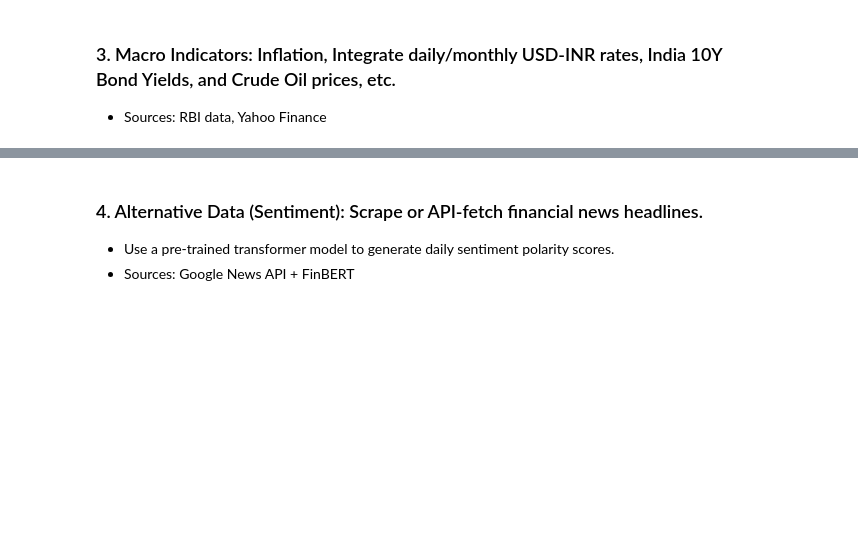
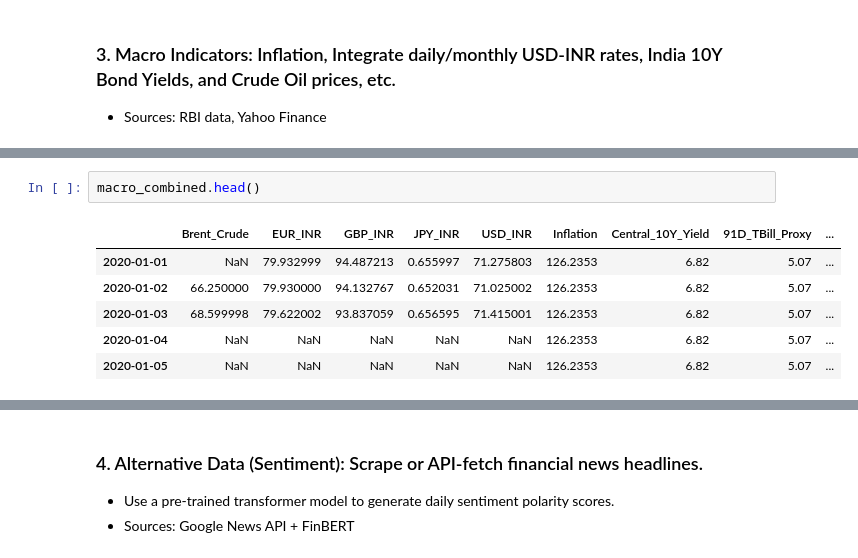
Before and after one commit to Siddhesh1kamble/DA6701-Assignments, a Jupyter notebook: Assignment_2/notebooks/P01_Scrapping.ipynb, the cells around one changed output, grey strips where cells are left out. Cells and saved outputs as stored; diff of their text form; blank space fills up the shorter version.

Commit message:
Macro Indicators

```diff
--- a/Assignment_2/notebooks/P01_Scrapping.ipynb
+++ b/Assignment_2/notebooks/P01_Scrapping.ipynb
@@ -274,0 +341,9 @@ all_metrics.head()
+# %%
+macro_combined.head()
+# %% [output]
+|  | Brent_Crude | EUR_INR | GBP_INR | JPY_INR | USD_INR | Inflation | Central_10Y_Yield | 91D_TBill_Proxy | ... |
+| 2020-01-01 | NaN | 79.932999 | 94.487213 | 0.655997 | 71.275803 | 126.2353 | 6.82 | 5.07 | ... |
+| 2020-01-02 | 66.250000 | 79.930000 | 94.132767 | 0.652031 | 71.025002 | 126.2353 | 6.82 | 5.07 | ... |
+| 2020-01-03 | 68.599998 | 79.622002 | 93.837059 | 0.656595 | 71.415001 | 126.2353 | 6.82 | 5.07 | ... |
+| 2020-01-04 | NaN | NaN | NaN | NaN | NaN | 126.2353 | 6.82 | 5.07 | ... |
+| 2020-01-05 | NaN | NaN | NaN | NaN | NaN | 126.2353 | 6.82 | 5.07 | ... |
```
Also changed, not shown: parts of 6 cells of this notebook, 4 other files.
